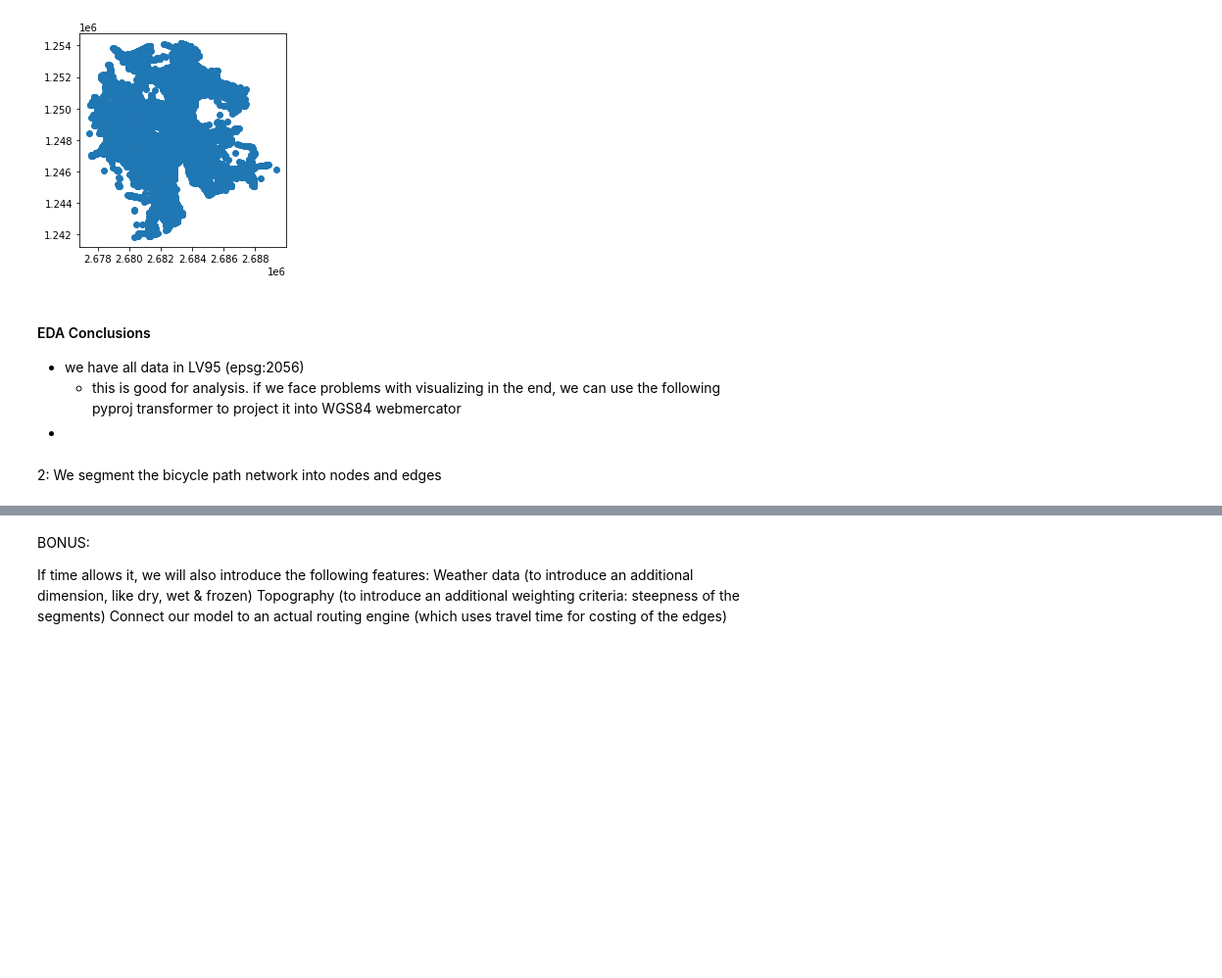
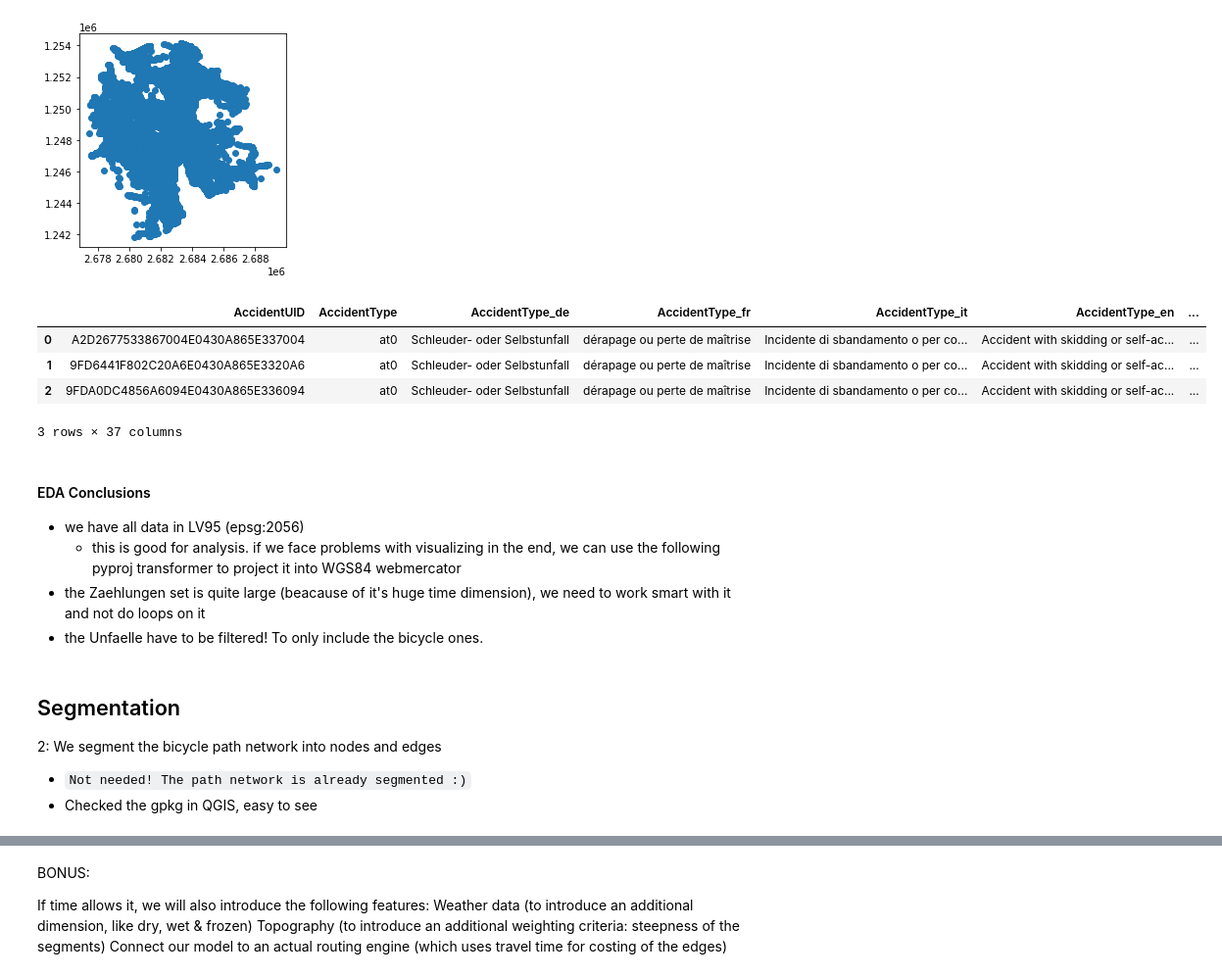
Before and after one commit to thereallinusrg/Velo-Zueri-Unfaelle, a Jupyter notebook: linus-notebook.ipynb, the cells around one changed output, grey strips where cells are left out. Shown at 98% size. Drawn from its saved outputs; the diff is of its cells as text; code cells hidden in the pictures; blank space fills up the shorter version.

````diff
--- a/linus-notebook.ipynb
+++ b/linus-notebook.ipynb
@@ -34,10 +47,19 @@ Unfaelle.plot()
 # %% [output]
 <AxesSubplot:>
 [figure]
+# %%
+Unfaelle.head(3)
+# %% [output]
+|  | AccidentUID | AccidentType | AccidentType_de | AccidentType_fr | AccidentType_it | AccidentType_en | ... |
+| 0 | A2D2677533867004E0430A865E337004 | at0 | Schleuder- oder Selbstunfall | dérapage ou perte de maîtrise | Incidente di sbandamento o per co... | Accident with skidding or self-ac... | ... |
+| 1 | 9FD6441F802C20A6E0430A865E3320A6 | at0 | Schleuder- oder Selbstunfall | dérapage ou perte de maîtrise | Incidente di sbandamento o per co... | Accident with skidding or self-ac... | ... |
+| 2 | 9FDA0DC4856A6094E0430A865E336094 | at0 | Schleuder- oder Selbstunfall | dérapage ou perte de maîtrise | Incidente di sbandamento o per co... | Accident with skidding or self-ac... | ... |
+3 rows × 37 columns
 # %% [markdown]
 #### EDA Conclusions
 - we have all data in LV95 (epsg:2056)
     - this is good for analysis. if we face problems with visualizing in the end, we can use the following pyproj transformer to project it into WGS84 webmercator
--
+- the Zaehlungen set is quite large (beacause of it's huge time dimension), we need to work smart with it and not do loops on it
+- the Unfaelle have to be filtered! To only include the bicycle ones.
 # %%
 # Convert Coordinate Columns from LV95 to WGS84
@@ -45,4 +67,7 @@ CHtoWGS = Transformer.from_crs("epsg:2056", "epsg:4326")
 # df['Longitude'], df['Latitude'] = CHtoWGS.transform(df['OST'], df['NORD'])
 # %% [markdown]
+## Segmentation
 2: We segment the bicycle path network into nodes and edges
+- ```Not needed! The path network is already segmented :)```
+- Checked the gpkg in QGIS, easy to see
 # %% [markdown]
````
Also changed, not shown: parts of 10 cells of this notebook, 4 other files.
